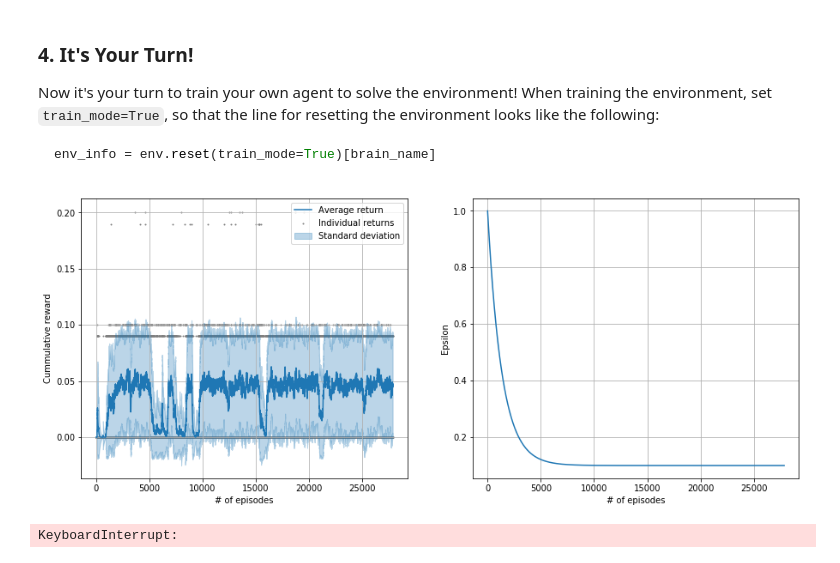
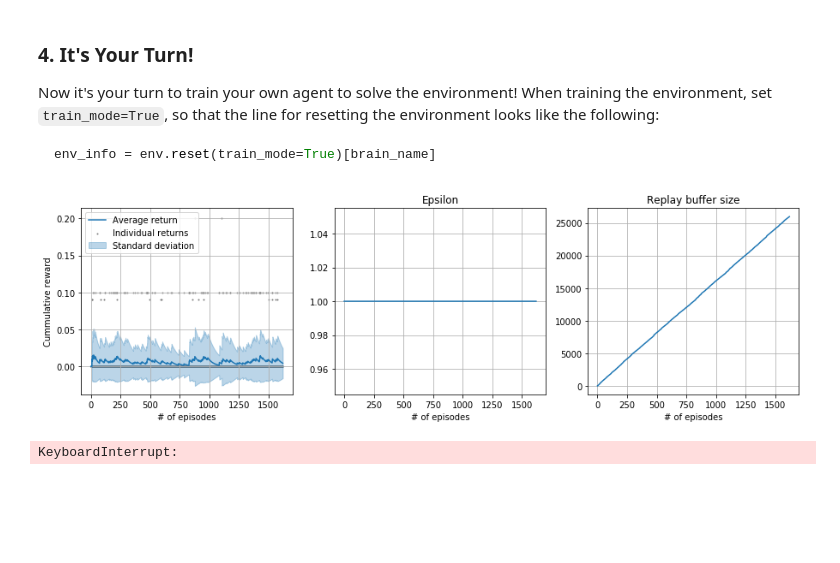
Before and after one commit to ivallesp/RL_Tennis, a Jupyter notebook: Tennis.ipynb, the cells around one changed output. Drawn from its saved outputs; the diff is of its cells as text; code cells hidden in the pictures; blank space fills up the shorter version.

````diff
--- a/Tennis.ipynb
+++ b/Tennis.ipynb
@@ -123,18 +123,17 @@ Now it's your turn to train your own agent to solve the environment!  When train
 env_info = env.reset(train_mode=True)[brain_name]
 ```
 # %%
-
 batch_size = 128  # Size of the batch to train the neural networks
 n_episodes = 100000 # Number of episodes to run when training the agent
 n_batches_train = 1 # Number of times to train for each time step
 n_agents = 2 # Number of agents
-exp_replay_buffer_size = int(2e5) # Experience replay buffer size
-epsilon_decay =  0.99925 # Decay of the exploration constant
+exp_replay_buffer_size = int(1e5) # Experience replay buffer size
+epsilon_decay =  1 # Decay of the exploration constant
 epsilon = 1 # Initial value of the exploration constant
 epsilon_final = 0.1 # Final value of the exploration constant
 plot_every_n = 10 # Period to update the rewards chart
 save_every_n = 100 # Period to save the model if an improvement has been found
-tau = 0.001 # Parameter that controls how fast the local networks update the target networks
+tau = 0.02 # Parameter that controls how fast the local networks update the target networks
 gamma = 0.99 # Discount factor
 # %%
 agent = MADDPGAgent(CriticArchitecture, ActorArchitecture, state_size=state_size, action_size=action_size, n_agents=n_agents,
@@ -142,7 +141,9 @@ agent = MADDPGAgent(CriticArchitecture, ActorArchitecture, state_size=state_size
                   n_batches_train=n_batches_train, random_seed=655321)
 scores = []
 epsilons = []
+buffer_sizes = []
 max_score = 0
+actions_unique=set()
 # %%
 for episode in range(n_episodes):
     epsilons.append(epsilon)
@@ -155,37 +156,43 @@ for episode in range(n_episodes):
     c = 0
     while not any(done):
         # take random action
         action = agent.act(state, epsilon=epsilon)
         env_info = env.step(action)[brain_name]
         next_state = env_info.vector_observations
         reward = env_info.rewards
         done = env_info.local_done
         agent.step(state, action, reward, next_state, done)
         state = next_state
         score += [reward]
         c += 1
+        #actions_unique = actions_unique.union(set(np.unique(action)))
 
     scores.append(np.max(np.sum(score, axis=0)))
+    buffer_sizes.append(agent.replay_buffer.length)
 
     if (episode+1) % plot_every_n == 0:
         clear_output(True)
-        plt.figure(figsize=(15, 6))
-        plt.subplot(1,2,1)
+        plt.figure(figsize=(15, 4))
+        plt.subplot(1,3,1)
         plot_smoothed_return(scores)
-        plt.subplot(1,2,2)
+        plt.subplot(1,3,2)
         plt.grid()
         plt.plot(epsilons)
         plt.xlabel("# of episodes")
-        plt.ylabel("Epsilon")
+        plt.title("Epsilon")
+        plt.subplot(1,3,3)
+        plt.grid()
+        plt.plot(buffer_sizes)
+        plt.xlabel("# of episodes")
+        plt.title("Replay buffer size")
         plt.show()
-
     #if (episode + 1) % save_every_n == 0:
     #    if max_score < np.mean(scores[-100:]):
     #        torch.save(agent.critic_local.state_dict(), 'checkpoint_critic_local.pth')
     #        torch.save(agent.critic_target.state_dict(), 'checkpoint_critic_target.pth')
     #        torch.save(agent.actor_local.state_dict(), 'checkpoint_actor_local.pth')
     #        torch.save(agent.actor_target.state_dict(), 'checkpoint_actor_target.pth')
     #        max_score = np.mean(scores[-100:])
 # %% [output]
-[figure, old version]
+[figure, new version]
 KeyboardInterrupt:
````
Also changed, not shown: parts of 2 cells of this notebook, 3 other files.
